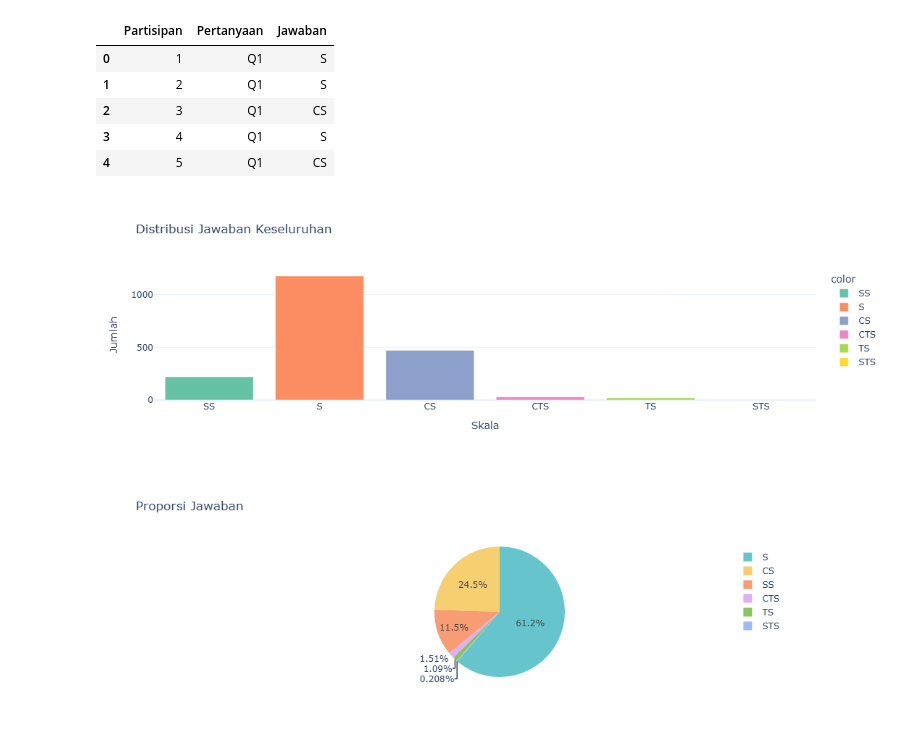
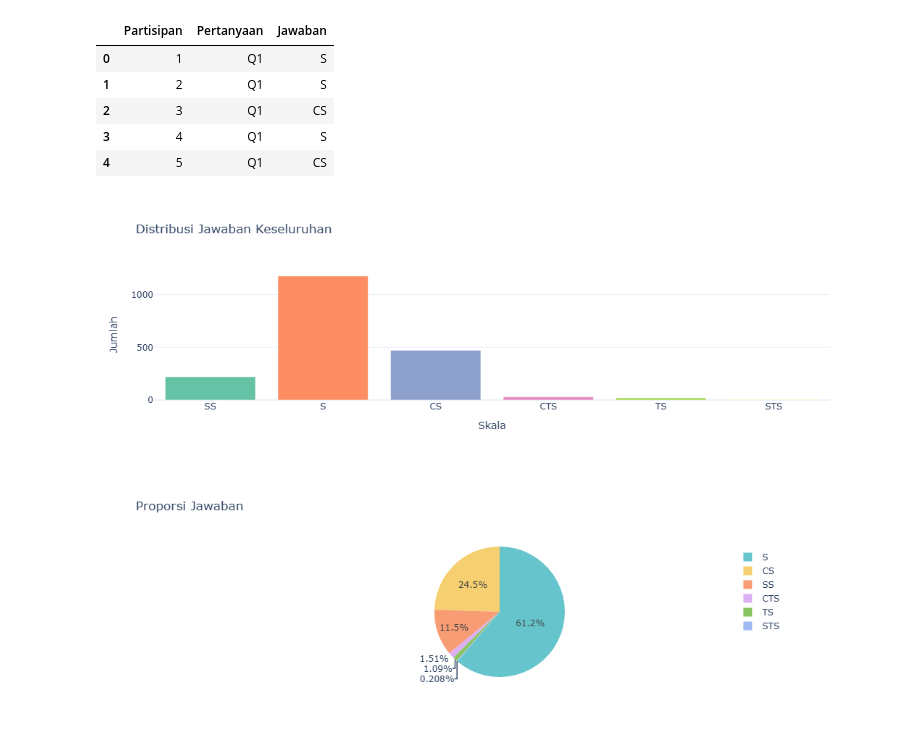
Before and after one commit to celineestetikapanjaitan-jpg/modsim-2026-p2-ifs25024-latihan, a Jupyter notebook: studikasus.ipynb, the cells around one changed output. Cells and saved outputs as stored; diff of their text form; code cells hidden in the pictures.

```diff
--- a/studikasus.ipynb
+++ b/studikasus.ipynb
@@ -53,19 +50,20 @@ long_df.head()
 # %%
 overall = long_df["Jawaban"].value_counts().reindex(skala_order)
 
 fig1 = px.bar(
     x=overall.index,
     y=overall.values,
     title="Distribusi Jawaban Keseluruhan",
     labels={"x":"Skala", "y":"Jumlah"},
     color=overall.index,
     color_discrete_sequence=px.colors.qualitative.Set2,
     template="plotly_white"
 )
 
+fig1.update_layout(showlegend=False)
 fig1.show()
 # %% [output]
-[figure, old version]
+[figure, new version]
 # %%
 fig2 = px.pie(
     names=overall.index,
```
Also changed, not shown: parts of 4 cells of this notebook, 2 other files.
